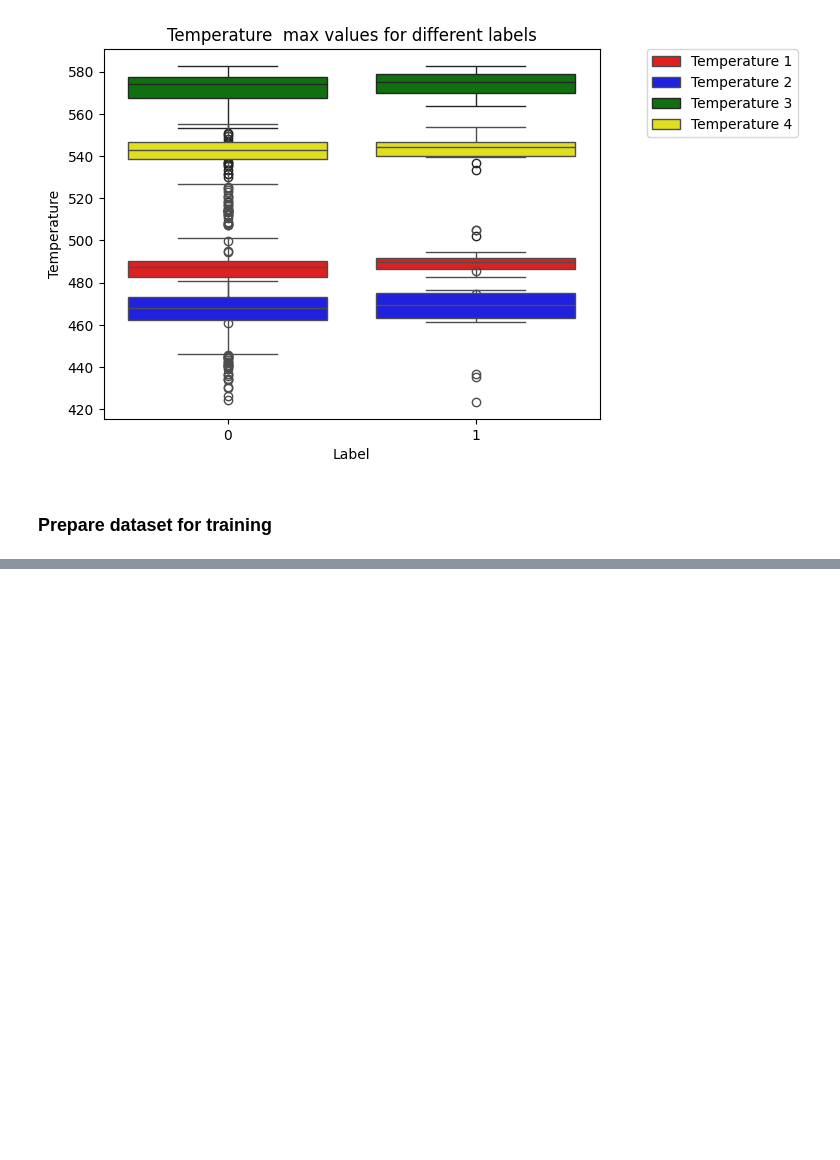
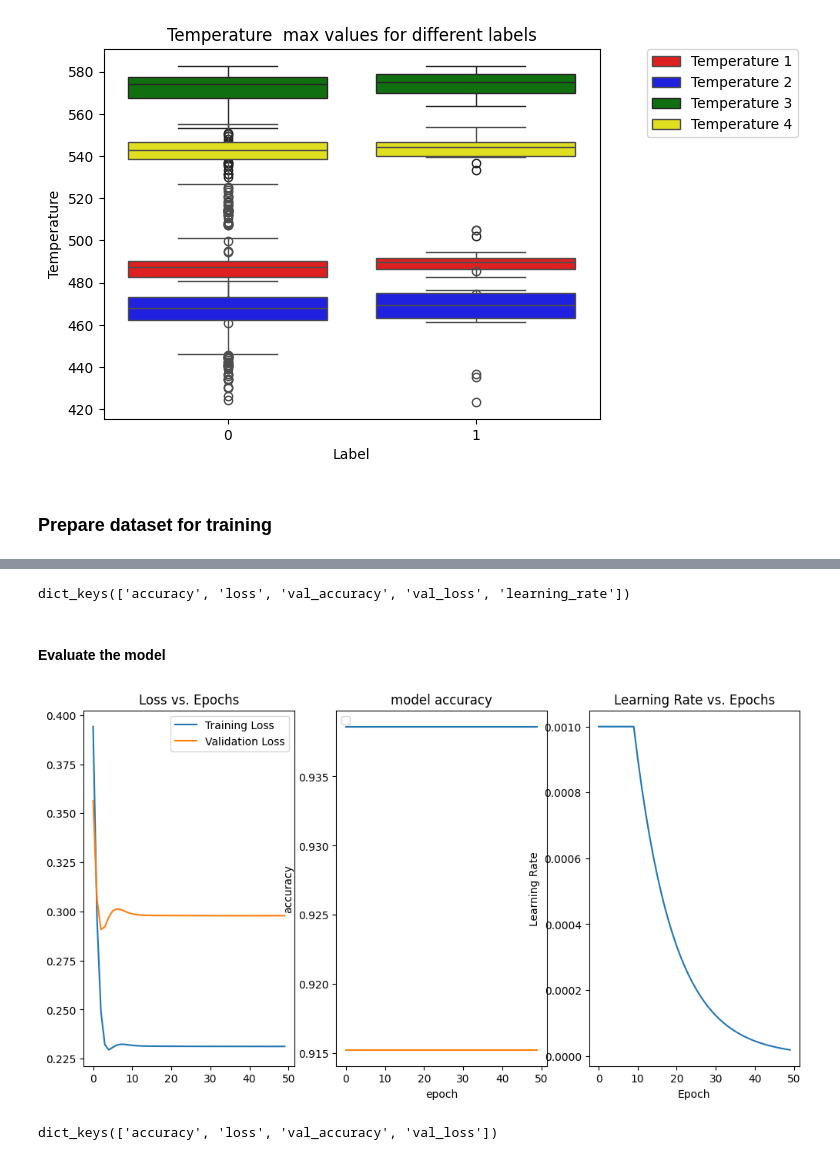
Before and after one commit to 7Mcking/TVaritAssignment, a Jupyter notebook: Assignment.ipynb, the cells around one changed output, grey strips where cells are left out. Cells and saved outputs as stored; diff of their text form; code cells hidden in the pictures; blank space fills up the shorter version.

```diff
--- a/Assignment.ipynb
+++ b/Assignment.ipynb
@@ -280,0 +220,2 @@ faulty_parts_df.head()
+# %%
+train_dataset, test_dataset = split_dataset(0.8, data, window_size, batch_size, shuffle_buffer)
@@ -280,0 +272,53 @@ faulty_parts_df.head()
+# %%
+# Plot the training history
+print(hist1.history.keys())
+# %% [output]
+dict_keys(['accuracy', 'loss', 'val_accuracy', 'val_loss', 'learning_rate'])
+# %% [markdown]
+#### Evaluate the model
+# %%
+#Plot Accuracy
+def plot_loss(hist, ax):
+    ax.plot(hist.history['loss'], label='Training Loss')
+    ax.plot(hist.history['val_loss'], label='Validation Loss')
+    ax.set_title("Loss vs. Epochs")
+    ax.legend()
+
+def plot_accuracy(hist,ax):
+    ax.set_title('model accuracy')
+    ax.set_ylabel('accuracy')
+    ax.set_xlabel('epoch')
+    ax.legend(['train', 'test'], loc='upper left')
+    ax.plot(hist.history['accuracy'])
+    ax.plot(hist.history['val_accuracy'])
+
+def plot_learning_rate(hist, ax):
+    ax.plot(hist.history['learning_rate'])
+    ax.set_title('Learning Rate vs. Epochs')
+    ax.set_ylabel('Learning Rate')
+    ax.set_xlabel('Epoch')
+
+def plot_confusion_matrix(predictions, true_labels):
+    """
+    Plots the confusion matrix.
+
+    Args:
+        predictions (np.array): The predicted labels.
+        true_labels (np.array): The true labels.
+    """
+    cm = confusion_matrix(true_labels, predictions)
+    sns.heatmap(cm, annot=True, fmt='d', cmap='Blues')
+    plt.xlabel('Predicted Label')
+    plt.ylabel('True Label')
+    plt.show()
+# %%
+fig, (ax0, ax1,ax2) = plt.subplots(1, 3, figsize=(12, 6))
+ax0 = plot_loss(hist1,ax0)
+ax1 = plot_accuracy(hist1,ax1)
+ax2 = plot_learning_rate(hist1,ax2)
+# %% [output]
+[figure, added]
+# %%
+print(hist2.history.keys())
+# %% [output]
+dict_keys(['accuracy', 'loss', 'val_accuracy', 'val_loss'])
```
Also changed, not shown: parts of 49 cells of this notebook.
